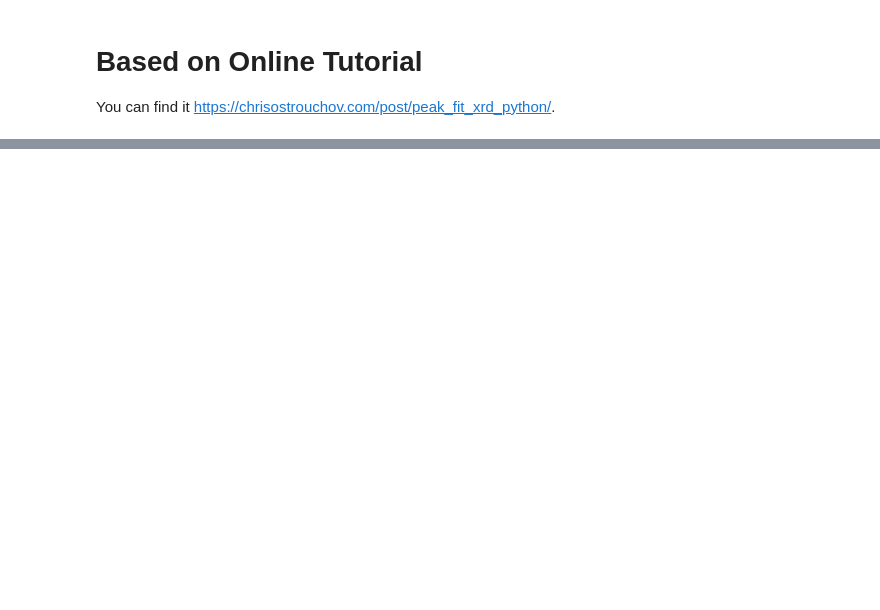
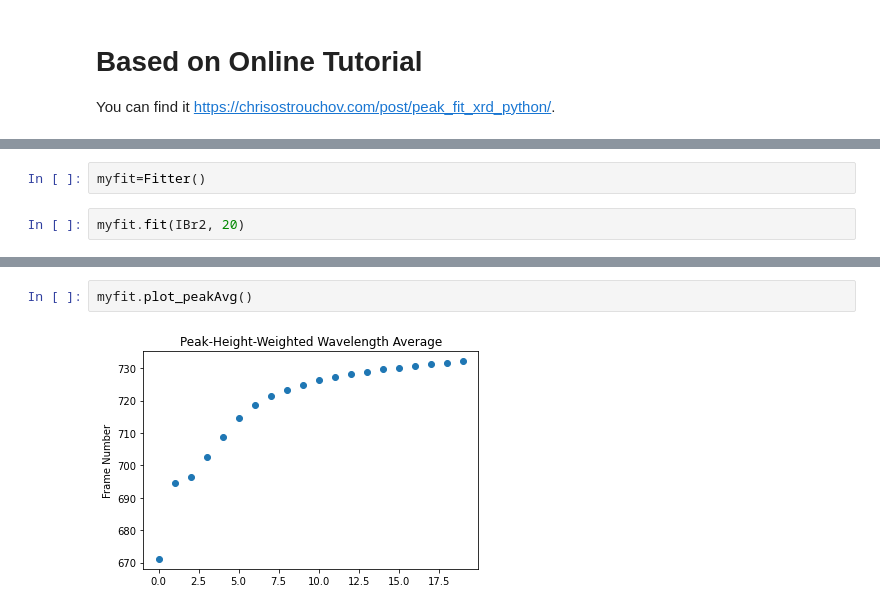
Before and after one commit to Wellesley-Solar/PL_Tools, a Jupyter notebook: stable_PLInfo_for_ML.ipynb, the cells around one changed output, grey strips where cells are left out. Saved outputs shown, nothing was run; the diff lists cells and outputs as text; blank space fills up the shorter version.

```diff
--- a/stable_PLInfo_for_ML.ipynb
+++ b/stable_PLInfo_for_ML.ipynb
@@ -330,0 +59,4 @@ Correlations (unreported correlations are < 0.100)
+# %%
+myfit=Fitter()
+# %%
+myfit.fit(IBr2, 20)
@@ -330,0 +95,4 @@ Correlations (unreported correlations are < 0.100)
+# %%
+myfit.plot_peakAvg()
+# %% [output]
+[figure, added]
```
Also changed, not shown: parts of 19 cells of this notebook, 1 other file.
